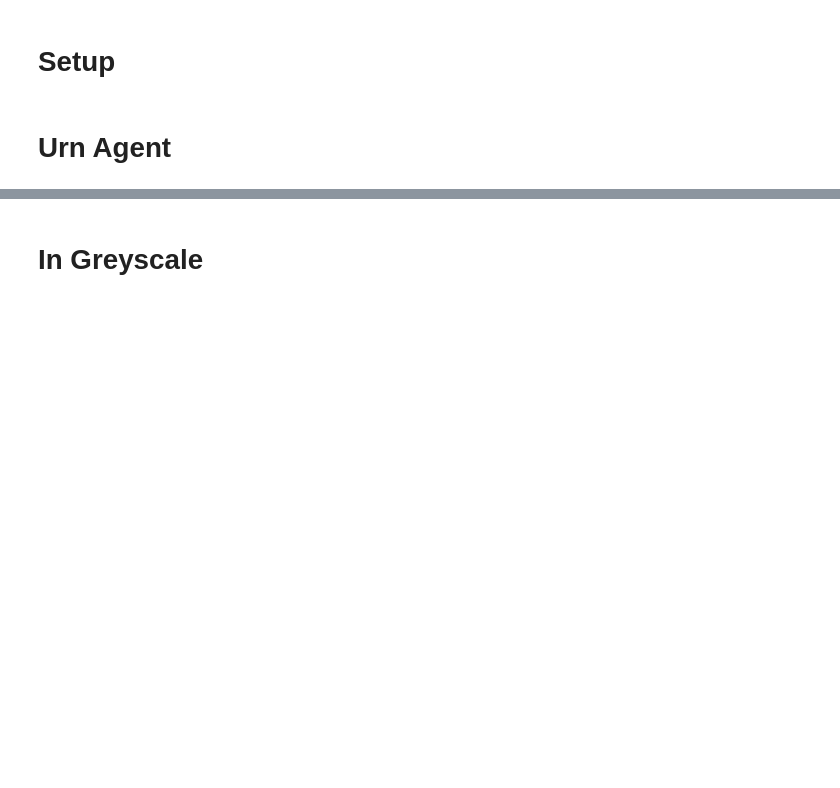
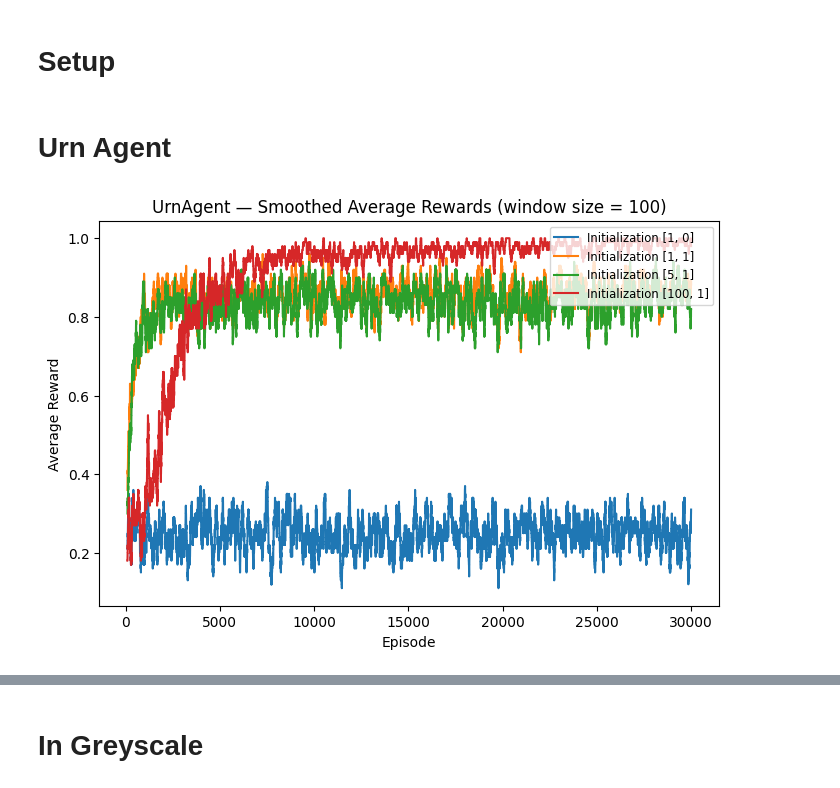
Before and after one commit to IgnacioOQ/RL_Signaling, a Jupyter notebook: notebooks/Initializations_test.ipynb, the cells around one changed output, grey strips where cells are left out. Saved outputs shown, nothing was run; the diff lists cells and outputs as text; code cells hidden in the pictures; blank space fills up the shorter version.

```diff
--- a/notebooks/Initializations_test.ipynb
+++ b/notebooks/Initializations_test.ipynb
@@ -71,0 +72,15 @@ for init_weights in tqdm([[1,0],[1,1],[5,1],[100,1]]):
+# %%
+plt.figure(figsize=(8, 5))
+for key in urn_rewards_histories:
+    window_size = 100
+    smoothed_rewards = np.convolve(urn_rewards_histories[key][0], np.ones(window_size) / window_size, mode='valid')
+    plt.plot(range(window_size - 1, n_episodes), smoothed_rewards, label=f'Initialization {key}')
+
+plt.title(f'UrnAgent — Smoothed Average Rewards (window size = {window_size})')
+plt.xlabel('Episode')
+plt.ylabel('Average Reward')
+plt.legend(loc='upper right', fontsize='small')
+
+plt.savefig(dump_path + 'initializations_urn_rewards.png', dpi=300)
+# %% [output]
+[figure, added]
```
Also changed, not shown: parts of 9 cells of this notebook, 27 other files.
